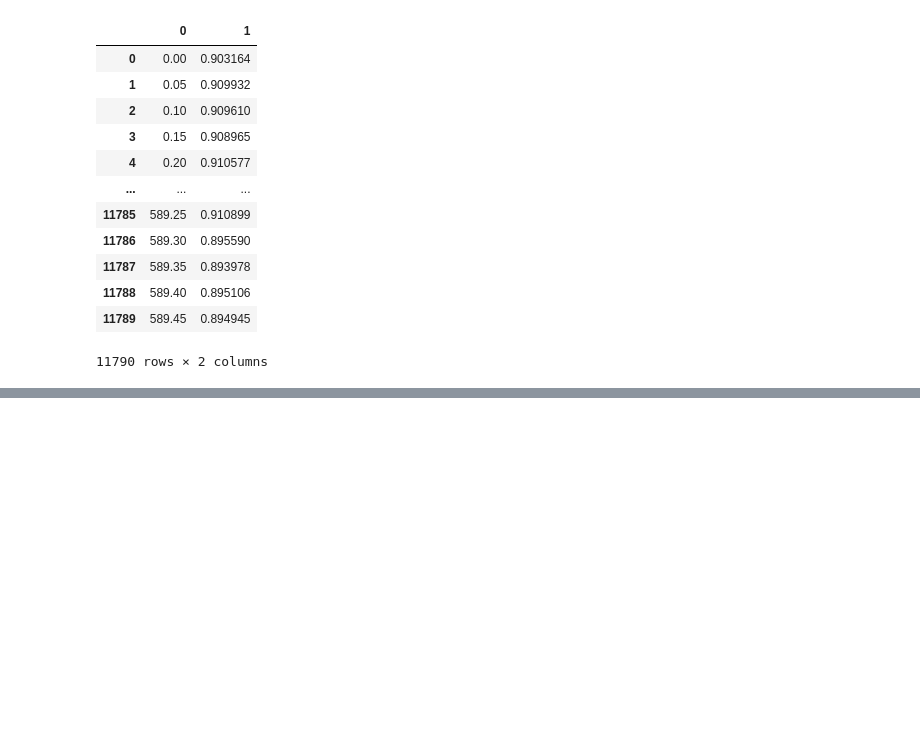
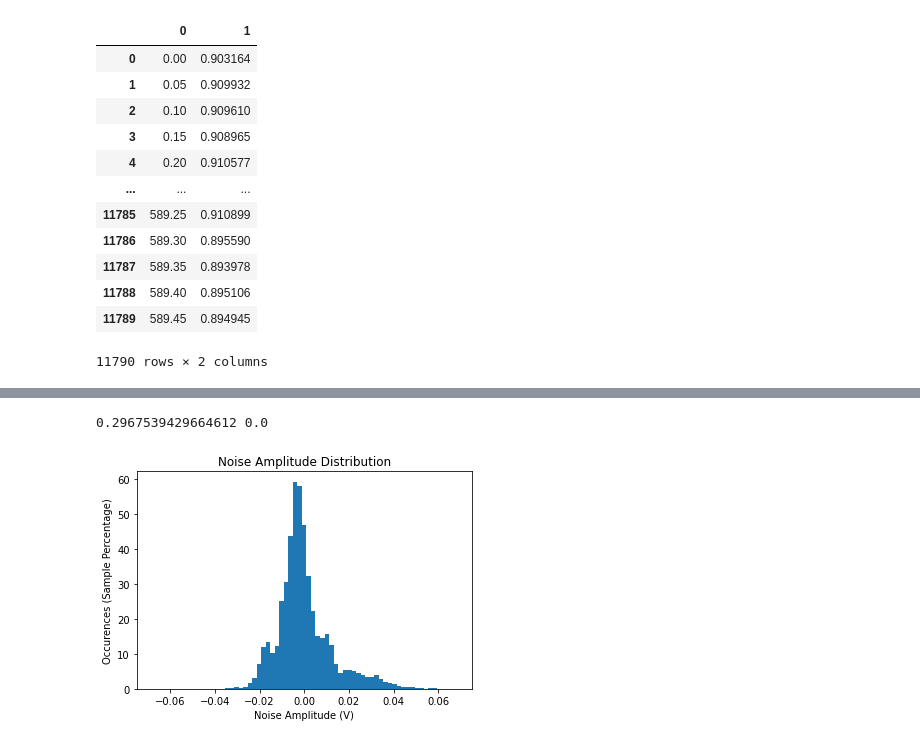
Before and after one commit to eliaslehman/physics-111B, a Jupyter notebook: NMR/S-N Ratio.ipynb, the cells around one changed output, grey strips where cells are left out. Saved outputs shown, nothing was run; the diff lists cells and outputs as text; code cells hidden in the pictures; blank space fills up the shorter version.

```diff
--- a/NMR/S-N Ratio.ipynb
+++ b/NMR/S-N Ratio.ipynb
@@ -81,0 +56,20 @@ Anderson-Darling Test on Normalized Data: Statistic=1995.4850342994341, Critical
+# %%
+# Assuming 'data' is the variable containing your data
+data = trace[1] - scisig.lfilter([1.0 / 100] * 100, 1, trace[1])
+bins = np.linspace(-0.1, 0.1, 100)
+plt.hist(trace[1]-scisig.lfilter([1.0 / 50] * 50,1,trace[1]), bins, density=True)
+plt.xlim(-0.075, 0.075)
+plt.title("Noise Amplitude Distribution")
+plt.ylabel("Occurences (Sample Percentage)")
+plt.xlabel("Noise Amplitude (V)")
+
+from scipy.stats import zscore
+import matplotlib.pyplot as plt
+from scipy.stats import shapiro, anderson
+
+# Perform normality tests on the normalized data
+stat, p_value = shapiro(data)
+print(stat, p_value)
+# %% [output]
+0.2967539429664612 0.0
+[figure, added]
```
Also changed, not shown: parts of 8 cells of this notebook.
